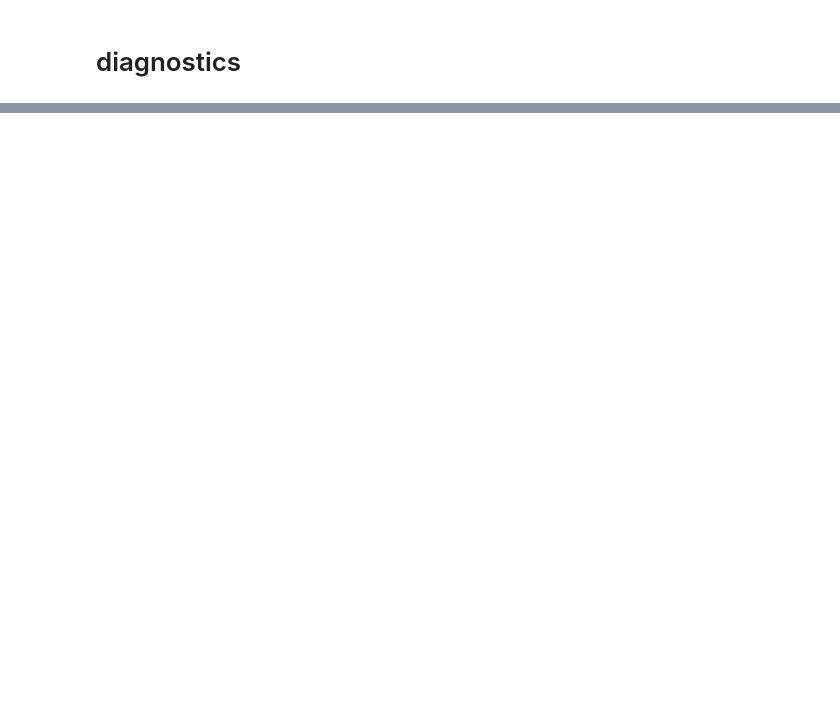
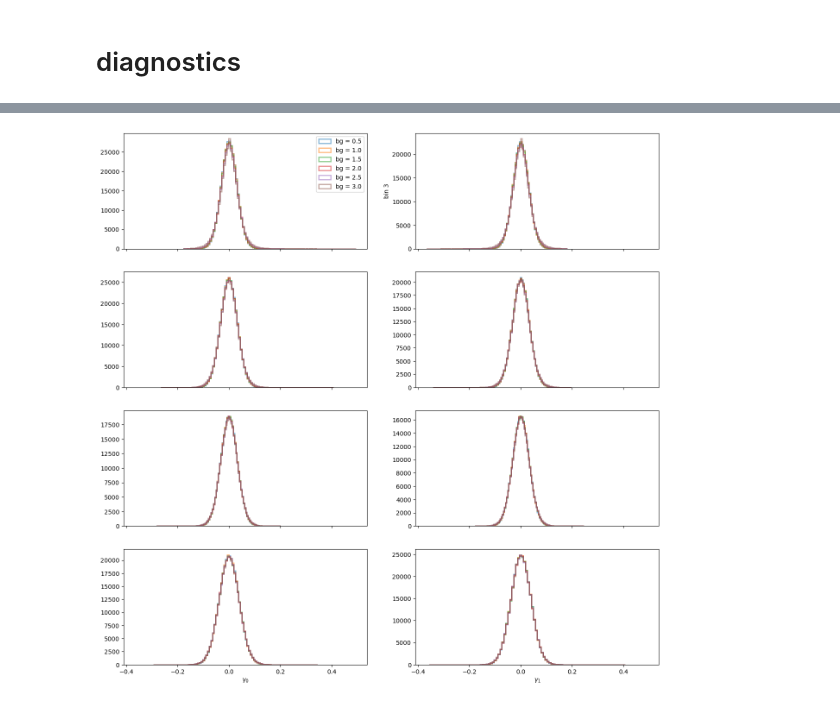
Before and after one commit to des-science/multiprobe-simulation-inference, a Jupyter notebook: dev/notebooks/des_y3/shape_noise.ipynb, the cells around one changed output, grey strips where cells are left out. Saved outputs shown, nothing was run; the diff lists cells and outputs as text; code cells hidden in the pictures; blank space fills up the shorter version.

```diff
--- a/dev/notebooks/des_y3/shape_noise.ipynb
+++ b/dev/notebooks/des_y3/shape_noise.ipynb
@@ -119,0 +181,18 @@ for j in range(ncols):
+# %%
+bgs = [0.5, 1.0, 1.5, 2.0, 2.5, 3.0]
+
+sn_fpes = []
+for bg in bgs:
+    n_g_fp = clustering.galaxy_density_to_count(
+        n_gal,
+        delta_m_fp,
+        bg,
+    )
+
+    n_g_map = np.zeros((n_pix, n_z), dtype=int)
+    n_g_map[mask] = n_g_fp
+
+    sn_map = observation.make_shape_noise_map(n_g_map, conf)
+    sn_fp = sn_map[mask]
+    sn_fpes.append(sn_fp)
+sn_fpes = np.stack(sn_fpes, axis=0)
@@ -119,0 +206,27 @@ for j in range(ncols):
+# %%
+n_z = 4
+n_bgs = len(bgs)
+
+nrows = n_z
+ncols = 2
+fig, ax = plt.subplots(figsize=(8*ncols, 4*nrows), nrows=nrows, ncols=ncols, sharex=True)
+
+for i in range(nrows):
+    ax[0,1].set(ylabel=f"bin {i}")
+
+    for j in range(ncols):
+        des = des_gamma_fp[:,i,j]
+        _, bins = np.histogram(des, bins=100)
+
+        # ax[i,j].hist(des, bins, label="DES Y3", color="tab:blue", alpha=0.5)
+
+        for k, bg in enumerate(bgs):
+            sn = sn_fpes[k,:,i,j]
+            ax[i,j].hist(sn, bins, label=f"bg = {bg}", alpha=0.5, histtype="step", linewidth=2)
+
+ax[0,0].legend()
+
+for j in range(ncols):
+    ax[-1,j].set(xlabel=r"$\gamma_" + str(j) + r"$")
+# %% [output]
+[figure, added]
```
Also changed, not shown: parts of 17 cells of this notebook.
